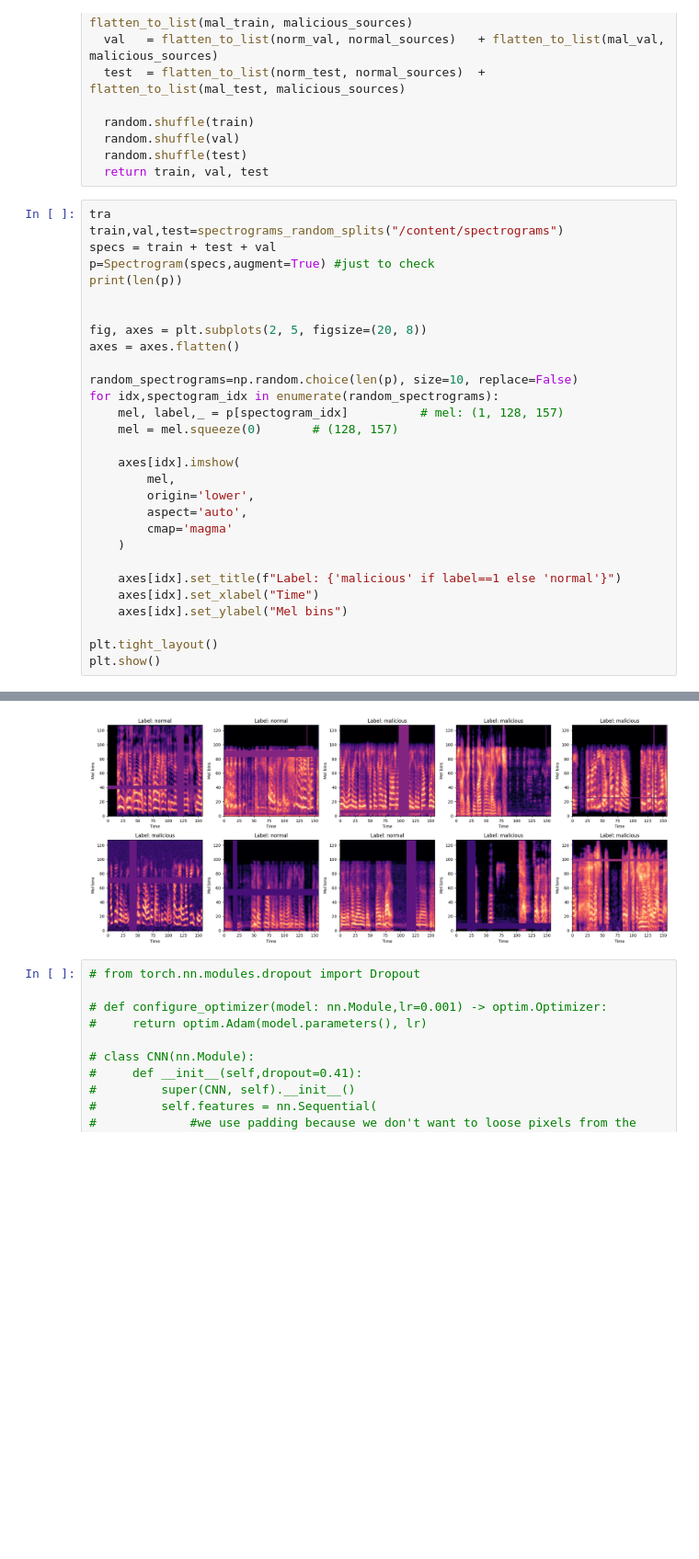
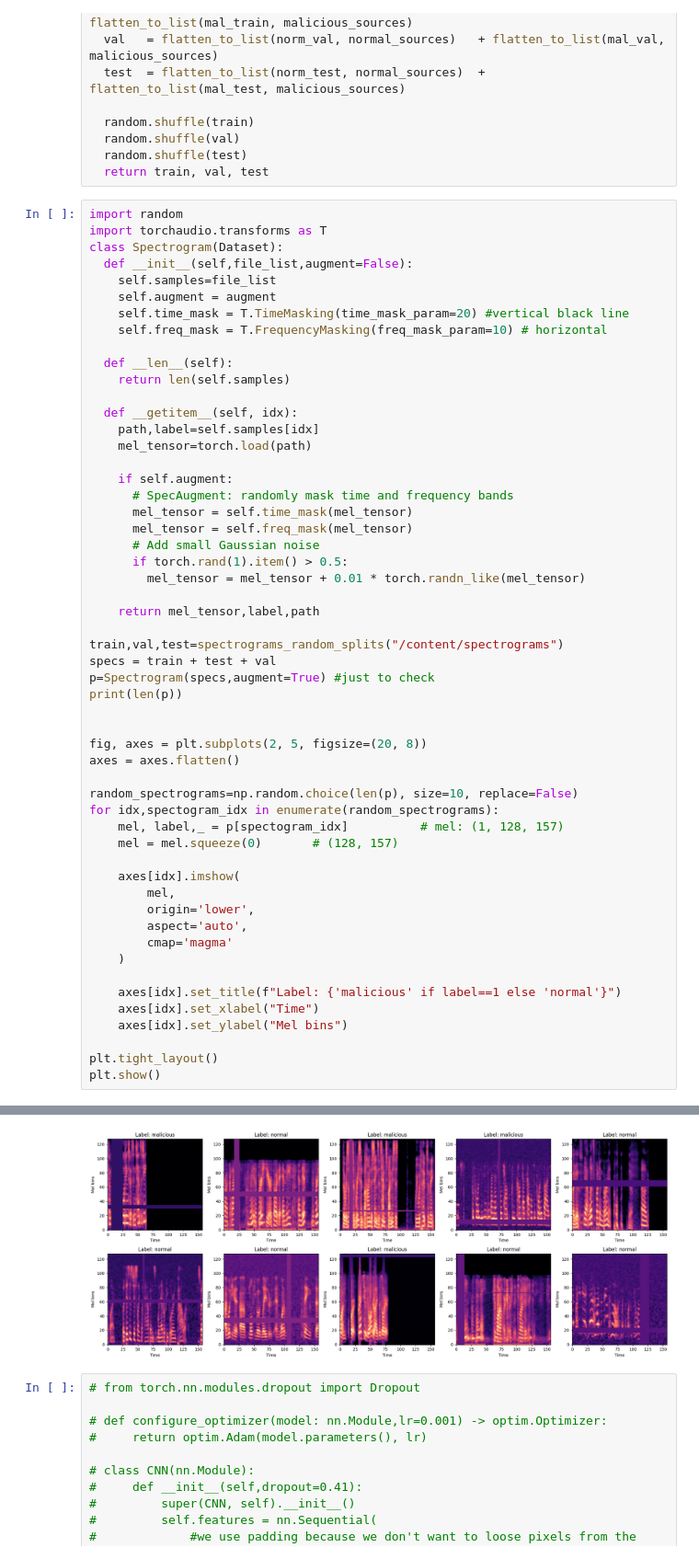
Before and after one commit to DragosMarinescu19/MaliciousCallDetection, a Jupyter notebook: Spectrograms.ipynb, the cells around one changed output, grey strips where cells are left out. Shown at 92% size. Drawn from its saved outputs; the diff is of its cells as text; blank space fills up the shorter version.

```diff
--- a/Spectrograms.ipynb
+++ b/Spectrograms.ipynb
@@ -282,37 +260,62 @@ def spectrograms_random_splits(spectogram_path,train_ratio=0.8,val_ratio=0.1):
   random.shuffle(test)
   return train, val, test
 # %%
-tra
+import random
+import torchaudio.transforms as T
+class Spectrogram(Dataset):
+  def __init__(self,file_list,augment=False):
+    self.samples=file_list
+    self.augment = augment
+    self.time_mask = T.TimeMasking(time_mask_param=20) #vertical black line
+    self.freq_mask = T.FrequencyMasking(freq_mask_param=10) # horizontal
+
+  def __len__(self):
+    return len(self.samples)
+
+  def __getitem__(self, idx):
+    path,label=self.samples[idx]
+    mel_tensor=torch.load(path)
+
+    if self.augment:
+      # SpecAugment: randomly mask time and frequency bands
+      mel_tensor = self.time_mask(mel_tensor)
+      mel_tensor = self.freq_mask(mel_tensor)
+      # Add small Gaussian noise
+      if torch.rand(1).item() > 0.5:
+        mel_tensor = mel_tensor + 0.01 * torch.randn_like(mel_tensor)
+
+    return mel_tensor,label,path
+
 train,val,test=spectrograms_random_splits("/content/spectrograms")
 specs = train + test + val
 p=Spectrogram(specs,augment=True) #just to check
 print(len(p))
 
 
 fig, axes = plt.subplots(2, 5, figsize=(20, 8))
 axes = axes.flatten()
 
 random_spectrograms=np.random.choice(len(p), size=10, replace=False)
 for idx,spectogram_idx in enumerate(random_spectrograms):
     mel, label,_ = p[spectogram_idx]          # mel: (1, 128, 157)
     mel = mel.squeeze(0)       # (128, 157)
 
     axes[idx].imshow(
         mel,
         origin='lower',
         aspect='auto',
         cmap='magma'
     )
 
     axes[idx].set_title(f"Label: {'malicious' if label==1 else 'normal'}")
     axes[idx].set_xlabel("Time")
     axes[idx].set_ylabel("Mel bins")
 
 plt.tight_layout()
 plt.show()
 # %% [output]
 75819
-[figure, old version]
+[figure, new version]
 # %%
 # from torch.nn.modules.dropout import Dropout
 
```
Also changed, not shown: parts of 9 cells of this notebook, 1 other file.
